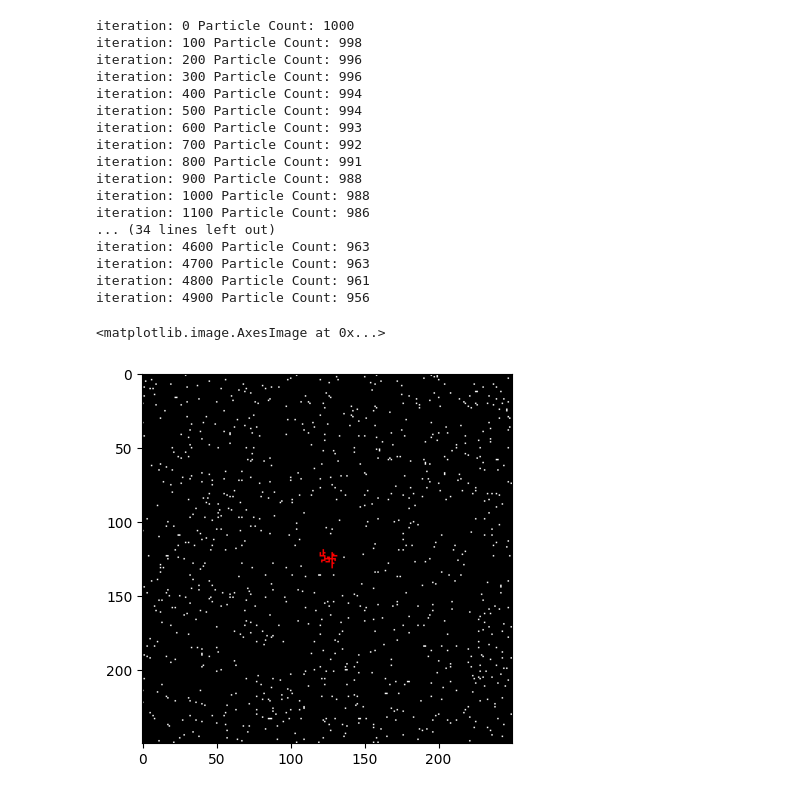
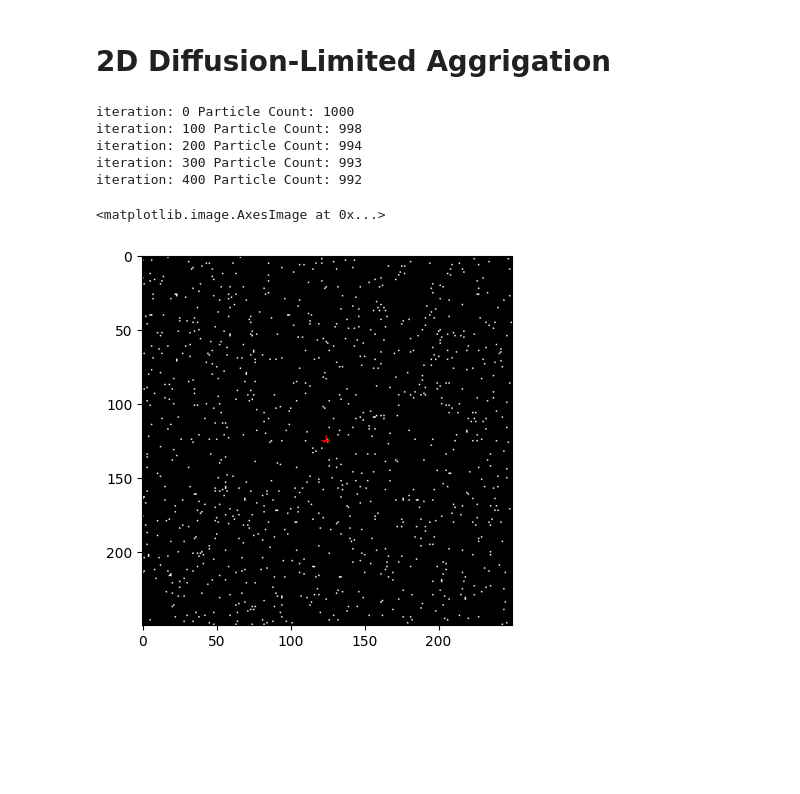
Before and after one commit to Rmend0908/Diffusion_Limited_Aggrigation_PHYS495, a Jupyter notebook: Fractal_Density_2d.ipynb, the cells around one changed output. Drawn from its saved outputs; the diff is of its cells as text; code cells hidden in the pictures; blank space fills up the shorter version.

```diff
--- a/Fractal_Density_2d.ipynb
+++ b/Fractal_Density_2d.ipynb
@@ -1,3 +1,5 @@
+# %% [markdown]
+# 2D Diffusion-Limited Aggrigation
 # %%
 #%%time
 #pixel motion 495
@@ -129,49 +131,39 @@ def twod_simulation(size, points, iterations):
                 danger_zone[x][y-1]=1
                 danger_zone[x][y+1]=1
                 #data[x][y-1]=[0,255,0]
                 #data[x][y+1]=[0,255,0]
 
 
 
 
     image = Image.fromarray(data)
     image.show()
 
     return data;
 
 
 # from Dr.Abram -- show data
-plt.imshow(twod_simulation(250,1000,5000))
+plt.imshow(twod_simulation(250,1000,500))
+
+
 # save data
-with open('/tmp/result2.np', 'wb') as f:
-    numpy.save(f, numpy.array(data))
+#with open('/tmp/result2.np', 'wb') as f:
+    #numpy.save(f, numpy.array(data))
 
 #list_of_files = ['/tmp/result1.np']
 
 #all_results = []
 #for file in list_of_files:
     #with open(file, 'rb') as f:
         #all_results.append(numpy.load(f))
 
 #all_results = numpy.array(all_results)
 #all_results.shape # we see from the shape, that we have two figures 200 x 200
 # %% [output]
 iteration: 0 Particle Count: 1000
 iteration: 100 Particle Count: 998
-iteration: 200 Particle Count: 996
-iteration: 300 Particle Count: 996
-iteration: 400 Particle Count: 994
-iteration: 500 Particle Count: 994
-iteration: 600 Particle Count: 993
-iteration: 700 Particle Count: 992
-iteration: 800 Particle Count: 991
-iteration: 900 Particle Count: 988
-iteration: 1000 Particle Count: 988
-iteration: 1100 Particle Count: 986
-... (34 lines left out)
-iteration: 4600 Particle Count: 963
-iteration: 4700 Particle Count: 963
-iteration: 4800 Particle Count: 961
-iteration: 4900 Particle Count: 956
+iteration: 200 Particle Count: 994
+iteration: 300 Particle Count: 993
+iteration: 400 Particle Count: 992
 <matplotlib.image.AxesImage at 0x...>
-[figure, old version]
+[figure, new version]
```
Also changed, not shown: parts of 2 cells of this notebook, 2 other files.
